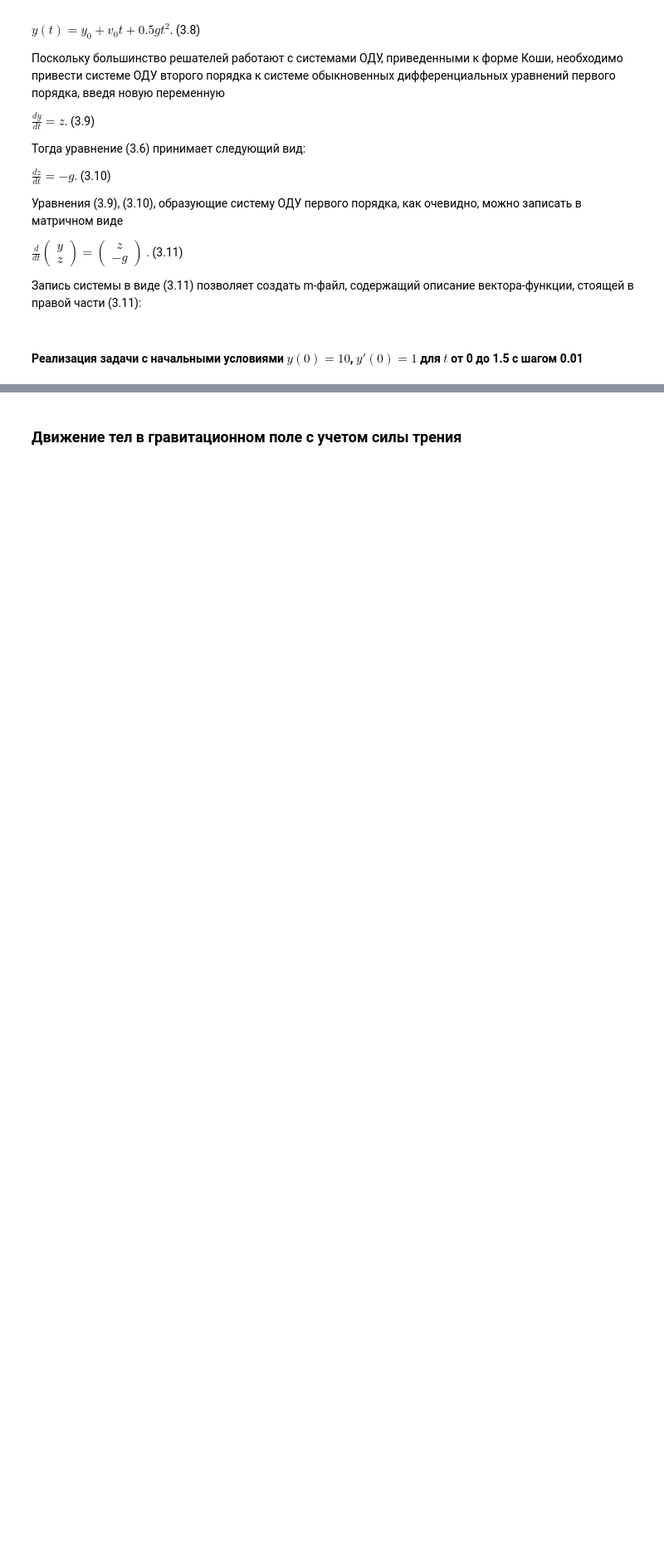
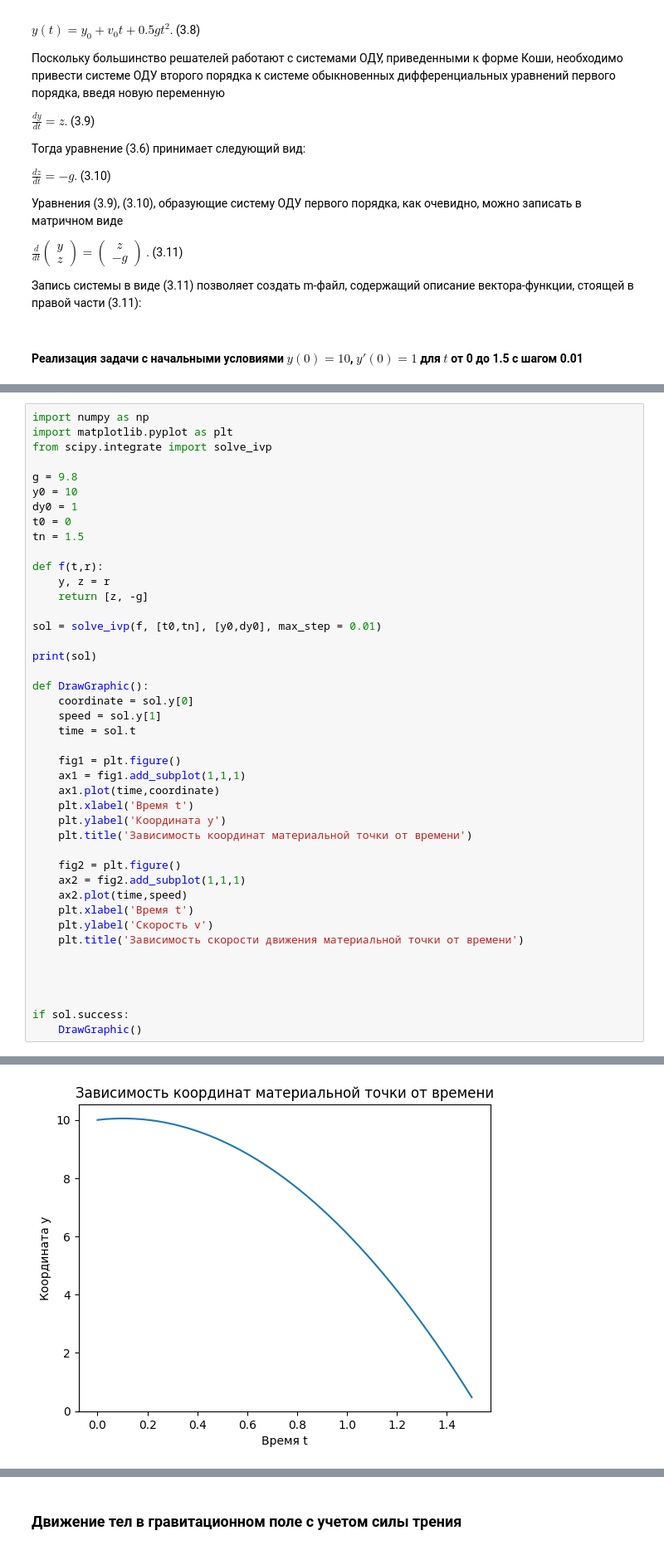
Before and after one commit to Pokulord/PhysModelling, a Jupyter notebook: Lab4.ipynb, the cells around one changed output, grey strips where cells are left out. Shown at 83% size. Drawn from its saved outputs; the diff is of its cells as text; blank space fills up the shorter version.

```diff
--- a/Lab4.ipynb
+++ b/Lab4.ipynb
@@ -285,0 +348,44 @@ Text(0, 0.5, 'Название')
+# %%
+import numpy as np
+import matplotlib.pyplot as plt
+from scipy.integrate import solve_ivp
+
+g = 9.8
+y0 = 10
+dy0 = 1
+t0 = 0
+tn = 1.5
+
+def f(t,r):
+    y, z = r
+    return [z, -g]
+
+sol = solve_ivp(f, [t0,tn], [y0,dy0], max_step = 0.01)
+
+print(sol)
+
+def DrawGraphic():
+    coordinate = sol.y[0]
+    speed = sol.y[1]
+    time = sol.t
+
+    fig1 = plt.figure()
+    ax1 = fig1.add_subplot(1,1,1)
+    ax1.plot(time,coordinate)
+    plt.xlabel('Время t')
+    plt.ylabel('Координата y')
+    plt.title('Зависимость координат материальной точки от времени')
+
+    fig2 = plt.figure()
+    ax2 = fig2.add_subplot(1,1,1)
+    ax2.plot(time,speed)
+    plt.xlabel('Время t')
+    plt.ylabel('Скорость v')
+    plt.title('Зависимость скорости движения материальной точки от времени')
+
+
+
+
+if sol.success:
+    DrawGraphic()
+# %% [output]
@@ -285,0 +404 @@ Text(0, 0.5, 'Название')
+[figure, added]
```
Also changed, not shown: parts of 11 cells of this notebook.
